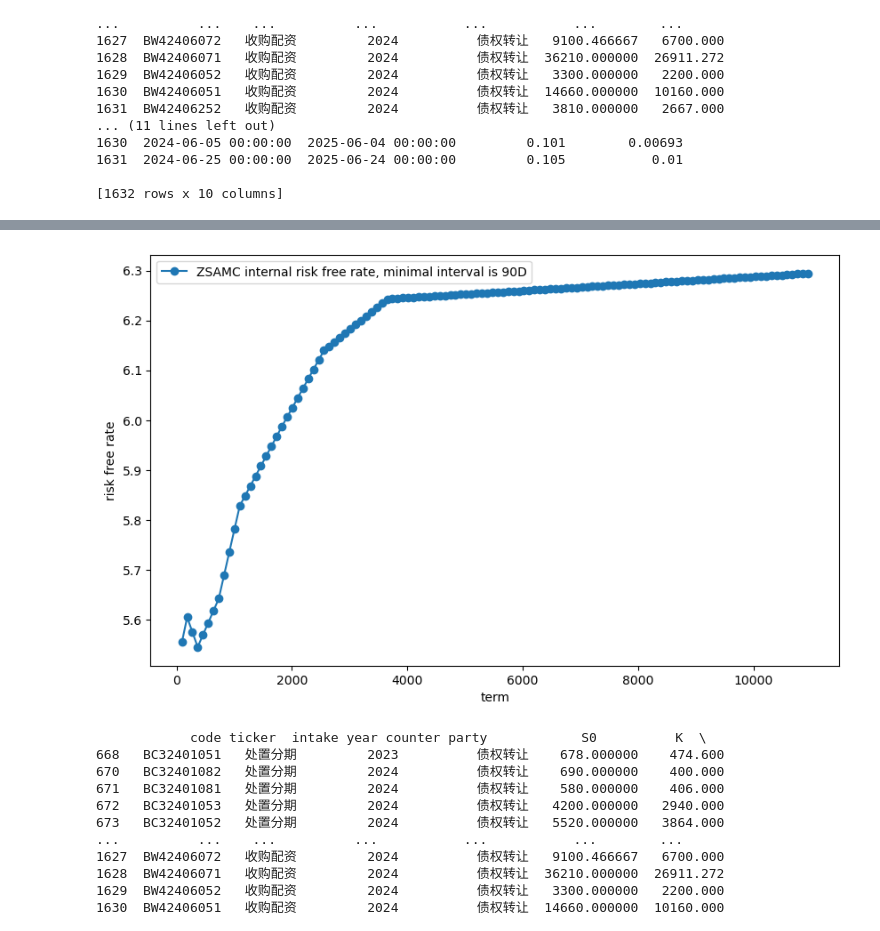
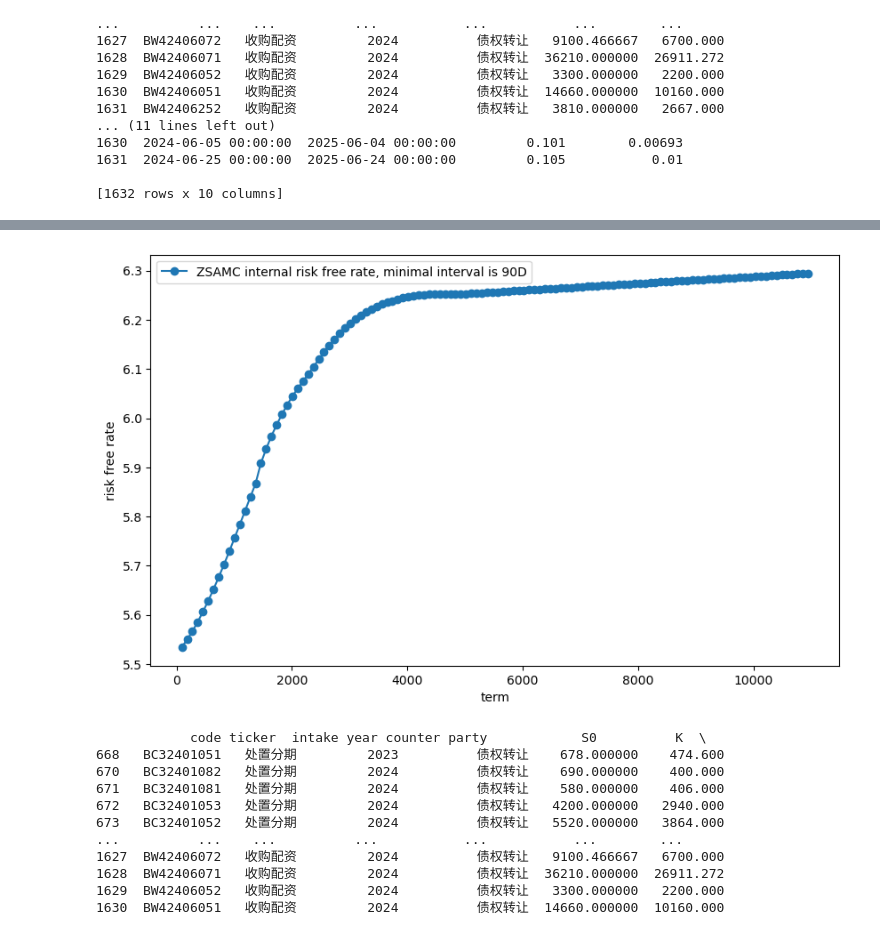
Before and after one commit to david911230/non_standard_debt_pricing, a Jupyter notebook: fixed income pricing.ipynb, the cells around one changed output, grey strips where cells are left out. Drawn from its saved outputs; the diff is of its cells as text; code cells hidden in the pictures.

```diff
--- a/fixed income pricing.ipynb
+++ b/fixed income pricing.ipynb
@@ -103,6 +103,7 @@ print(df)
 from datetime import datetime
 from dateutil.relativedelta import relativedelta
 import matplotlib.pyplot as plt
+from scipy.signal import savgol_filter
 # read risk free rate
 #rf_excel_file = '/Users/nannan/Nutstore Files/Nutstore/浙商资产/固定收益定价/output.xlsx' # on my mac
 rf_excel_file = 'F:/我的坚果云/浙商资产/固定收益定价/output.xlsx' # on my window
@@ -134,6 +135,7 @@ targeted_df.set_index('date', inplace=True)
 
 combined_df = rf_df.reindex(rf_df.index.union(targeted_df.index))
 combined_df['simulated rate'] = combined_df['simulated rate'].interpolate(method='linear')
+combined_df['smoothed rate'] = savgol_filter(combined_df['simulated rate'], window_length=30, polyorder=3)
 
 interpolated_df = combined_df.loc[targeted_datetime_list]
 interpolated_df.reset_index(inplace=True)
@@ -142,7 +144,7 @@ interpolated_df.set_index('term', inplace=True)
 ZSAMC_gov_spread = 2 # sponsored by capital management department
 ZSAMC_fixed_cost = 1 # sponsored by financial management department
 ZSAMC_shareholder_modest_return = 1 # sponsored by shareholder
-interpolated_df['internal risk free rate'] = interpolated_df['simulated rate'] + ZSAMC_gov_spread + ZSAMC_fixed_cost + ZSAMC_shareholder_modest_return
+interpolated_df['internal risk free rate'] = interpolated_df['smoothed rate'] + ZSAMC_gov_spread + ZSAMC_fixed_cost + ZSAMC_shareholder_modest_return
 print(interpolated_df)
 
 # Plot the interpolated risk-free rate data
@@ -171,4 +175,4 @@ term
-[figure, old version]
+[figure, new version]
 # %%
 # preprocess raw data
 df = df.dropna(axis=1, how='all')
```
Also changed, not shown: parts of 24 cells of this notebook.
